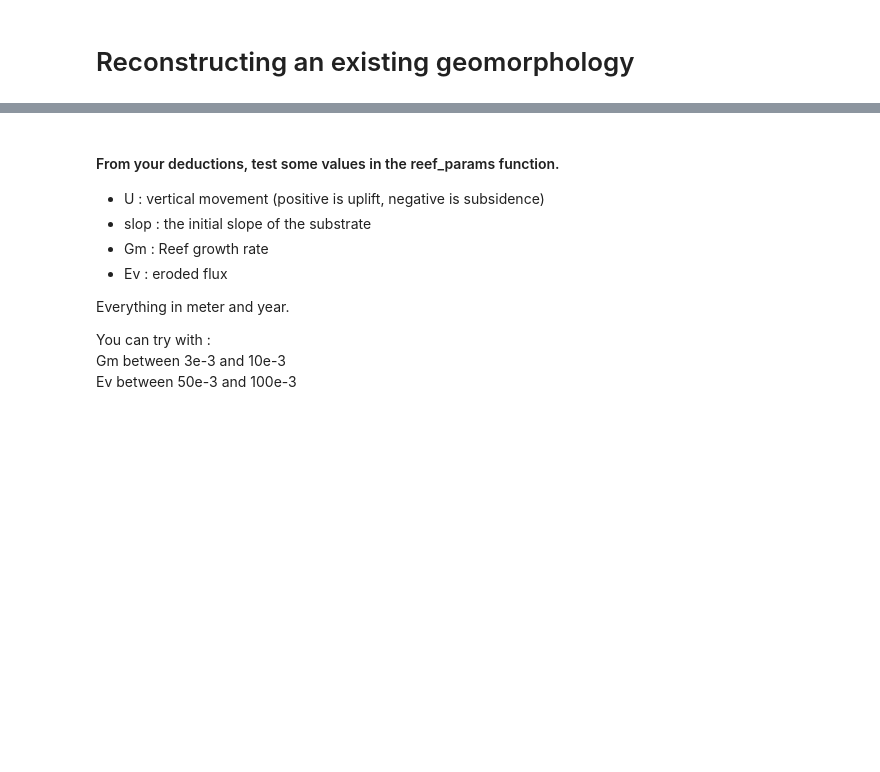
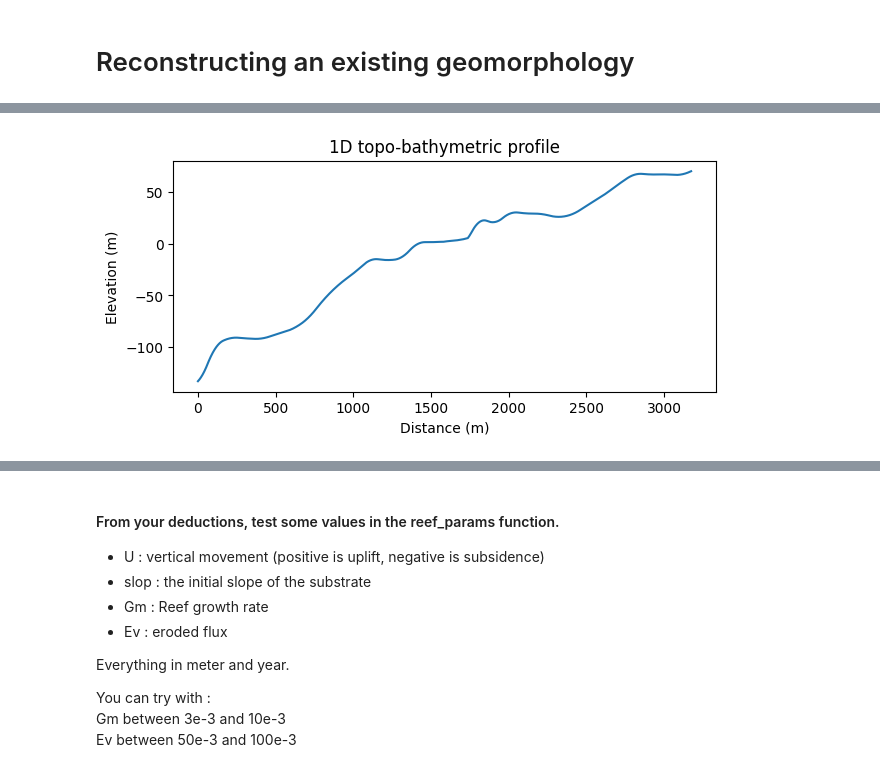
Before and after one commit to YBoucharat/TP_Coral_2024, a Jupyter notebook: REEF/Run_REEF.ipynb, the cells around one changed output, grey strips where cells are left out. Saved outputs shown, nothing was run; the diff lists cells and outputs as text; code cells hidden in the pictures; blank space fills up the shorter version.

```diff
--- a/REEF/Run_REEF.ipynb
+++ b/REEF/Run_REEF.ipynb
@@ -330,3 +334,23 @@ Here, the job is to reconstruct the following topographic profile :
+# %%
+import matplotlib.pyplot as plt
+
+# Créer une figure avec une taille spécifique (largeur=10 pouces, hauteur=6 pouces)
+plt.figure(figsize=(7, 3))
+x, y =readfile(os.path.abspath('../Topo_obs/Topo_MIS5.dat'))
+# Tracer un plot simple
+plt.plot(x, y)
+plt.xlabel('Distance (m)')
+plt.ylabel('Elevation (m)')
+plt.title('1D topo-bathymetric profile')
+#plt.xlim(1500,1900)
+#plt.ylim(-10, 15)
+
+plt.savefig('../Images/Profile_Cape_MIS5.png', dpi=300, bbox_inches='tight')
+
+# Afficher le plot
+plt.show()
+# %% [output]
+[figure, added]
 # %% [markdown]
 Here, the job is to reconstruct the following topographic profile :
 
```
Also changed, not shown: parts of 6 cells of this notebook.
